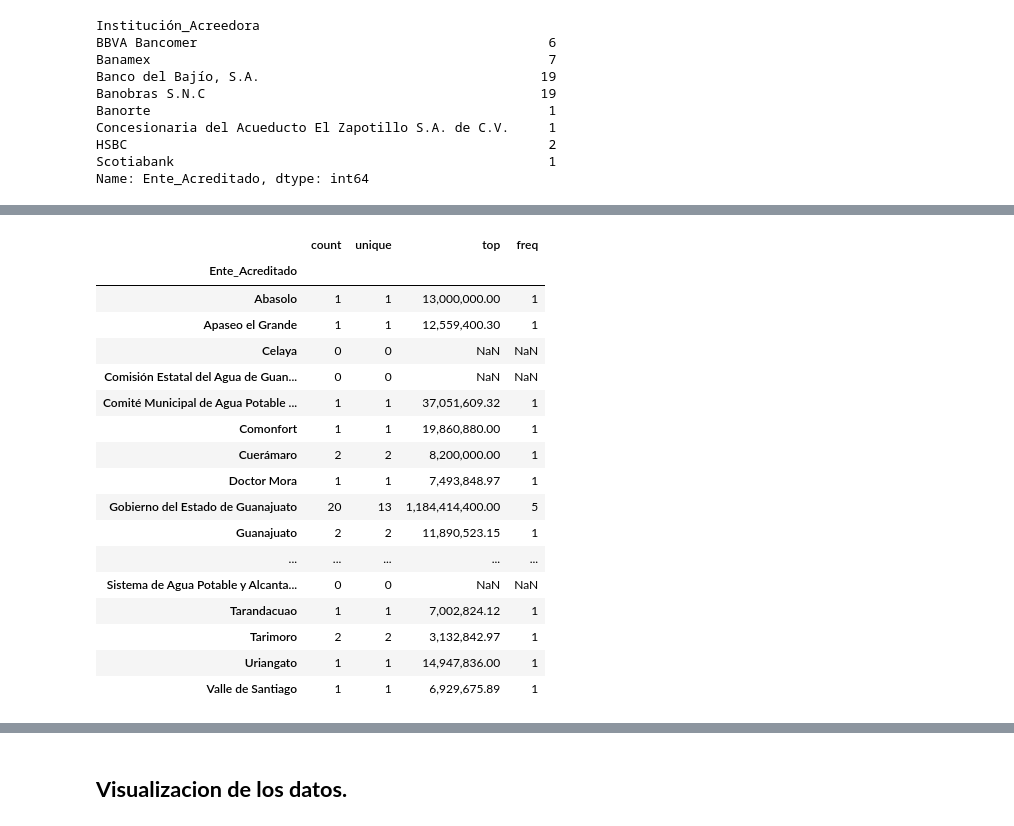
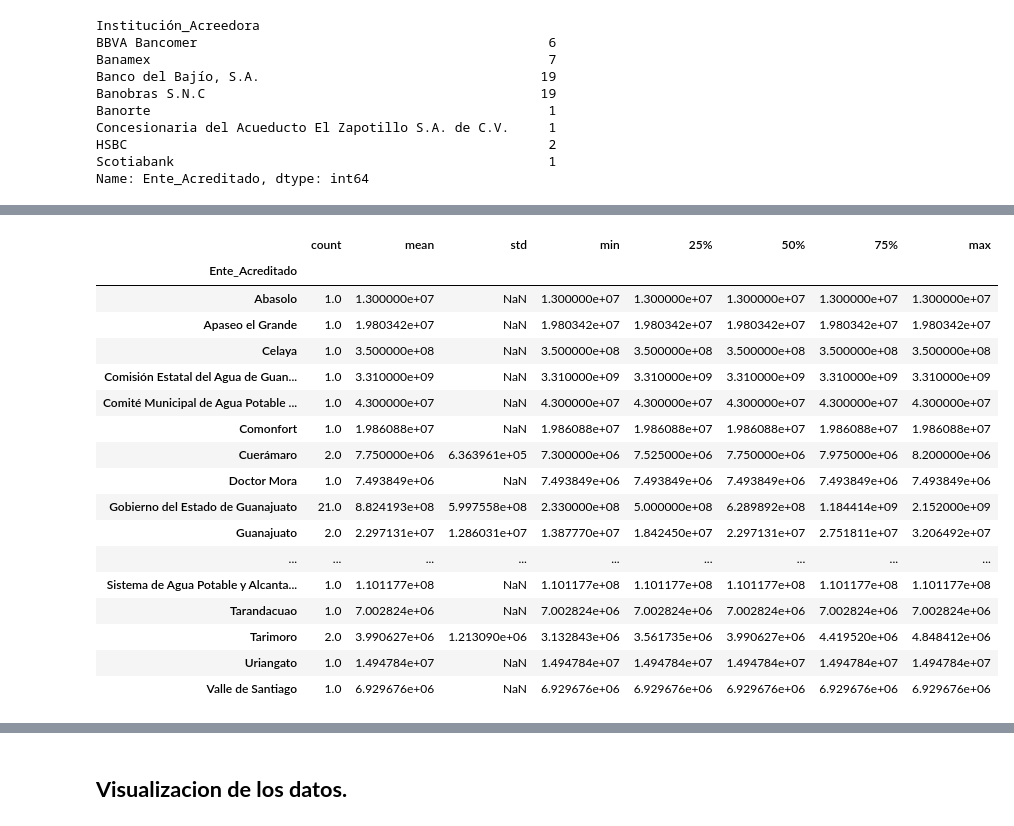
Before and after one commit to Edgar-La/hacking-civico, a Jupyter notebook: proyecto/proyecto-hacking-civico.ipynb, the cells around one changed output, grey strips where cells are left out. Saved outputs shown, nothing was run; the diff lists cells and outputs as text; code cells hidden in the pictures.

```diff
--- a/proyecto/proyecto-hacking-civico.ipynb
+++ b/proyecto/proyecto-hacking-civico.ipynb
@@ -115,0 +40,24 @@ dtype: object
+# %%
+# Limpieza del nombre de las columnas, remover espacios y '.'
+Datos.columns = Datos.columns.str.replace(' ', '_')
+Datos.columns = Datos.columns.str.replace('.', '')
+
+#Limpieza de lo que contienen ciertas columnas, como '$', ',', y también pasamos los NaN -> 0 con fillna(0) indicando la columna
+for t in Datos.Monto_original_contratado_en_pesos:
+    Datos.Monto_original_contratado_en_pesos = Datos.Monto_original_contratado_en_pesos.str.replace('$', '')
+    Datos.Monto_original_contratado_en_pesos = Datos.Monto_original_contratado_en_pesos.str.replace(',', '')
+Datos['Monto_original_contratado_en_pesos'] = Datos['Monto_original_contratado_en_pesos'].fillna(0)                         ### Nuevo comando  ###
+
+for t in Datos.Monto_dispuesto_en_pesos:
+    Datos.Monto_dispuesto_en_pesos = Datos.Monto_dispuesto_en_pesos.str.replace('$', '')
+    Datos.Monto_dispuesto_en_pesos = Datos.Monto_dispuesto_en_pesos.str.replace(',', '')
+    #Datos.Monto_dispuesto_en_pesos = Datos.Monto_dispuesto_en_pesos.str.replace('NaN', '0')
+    Datos.Monto_dispuesto_en_pesos = Datos.Monto_dispuesto_en_pesos.str.replace('Total', '0')
+Datos['Monto_dispuesto_en_pesos'] = Datos['Monto_dispuesto_en_pesos'].fillna(0)
+
+for t in Datos.Saldo_en_pesos	:
+    Datos.Saldo_en_pesos = Datos.Saldo_en_pesos.str.replace('$', '')
+    Datos.Saldo_en_pesos = Datos.Saldo_en_pesos.str.replace(',', '')
+Datos['Saldo_en_pesos'] = Datos['Saldo_en_pesos'].fillna(0)
+
+Datos.head()   #Muestra cabecera
@@ -115,0 +93,7 @@ dtype: object
+# %%
+#Convertimos las columnas que nos interesan a numeric con pd.to_numeric()
+Datos['Monto_original_contratado_en_pesos'] = pd.to_numeric(Datos['Monto_original_contratado_en_pesos'])
+Datos['Monto_dispuesto_en_pesos'] = pd.to_numeric(Datos['Monto_dispuesto_en_pesos'])
+Datos['Saldo_en_pesos'] = pd.to_numeric(Datos['Saldo_en_pesos'])
+
+Datos.dtypes
@@ -151,24 +153,24 @@ Name: Monto_dispuesto_en_pesos, dtype: int64
 # %%
-Datos_L = Datos.groupby('Ente_Acreditado').Monto_dispuesto_en_pesos.describe();
+Datos_L = Datos.groupby('Ente_Acreditado').Monto_original_contratado_en_pesos.describe();
 #Datos_L = Datos_L.convert_dtypes;
 Datos_L
 # %% [output]
-|  | count | unique | top | freq |
-| Ente_Acreditado |  |  |  |  |
-| Abasolo | 1 | 1 | 13,000,000.00 | 1 |
-| Apaseo el Grande | 1 | 1 | 12,559,400.30 | 1 |
-| Celaya | 0 | 0 | NaN | NaN |
-| Comisión Estatal del Agua de Guan... | 0 | 0 | NaN | NaN |
-| Comité Municipal de Agua Potable ... | 1 | 1 | 37,051,609.32 | 1 |
-| Comonfort | 1 | 1 | 19,860,880.00 | 1 |
-| Cuerámaro | 2 | 2 | 8,200,000.00 | 1 |
-| Doctor Mora | 1 | 1 | 7,493,848.97 | 1 |
-| Gobierno del Estado de Guanajuato | 20 | 13 | 1,184,414,400.00 | 5 |
-| Guanajuato | 2 | 2 | 11,890,523.15 | 1 |
-| ... | ... | ... | ... | ... |
-| Sistema de Agua Potable y Alcanta... | 0 | 0 | NaN | NaN |
-| Tarandacuao | 1 | 1 | 7,002,824.12 | 1 |
-| Tarimoro | 2 | 2 | 3,132,842.97 | 1 |
-| Uriangato | 1 | 1 | 14,947,836.00 | 1 |
-| Valle de Santiago | 1 | 1 | 6,929,675.89 | 1 |
+|  | count | mean | std | min | 25% | 50% | 75% | max |
+| Ente_Acreditado |  |  |  |  |  |  |  |  |
+| Abasolo | 1.0 | 1.300000e+07 | NaN | 1.300000e+07 | 1.300000e+07 | 1.300000e+07 | 1.300000e+07 | 1.300000e+07 |
+| Apaseo el Grande | 1.0 | 1.980342e+07 | NaN | 1.980342e+07 | 1.980342e+07 | 1.980342e+07 | 1.980342e+07 | 1.980342e+07 |
+| Celaya | 1.0 | 3.500000e+08 | NaN | 3.500000e+08 | 3.500000e+08 | 3.500000e+08 | 3.500000e+08 | 3.500000e+08 |
+| Comisión Estatal del Agua de Guan... | 1.0 | 3.310000e+09 | NaN | 3.310000e+09 | 3.310000e+09 | 3.310000e+09 | 3.310000e+09 | 3.310000e+09 |
+| Comité Municipal de Agua Potable ... | 1.0 | 4.300000e+07 | NaN | 4.300000e+07 | 4.300000e+07 | 4.300000e+07 | 4.300000e+07 | 4.300000e+07 |
+| Comonfort | 1.0 | 1.986088e+07 | NaN | 1.986088e+07 | 1.986088e+07 | 1.986088e+07 | 1.986088e+07 | 1.986088e+07 |
+| Cuerámaro | 2.0 | 7.750000e+06 | 6.363961e+05 | 7.300000e+06 | 7.525000e+06 | 7.750000e+06 | 7.975000e+06 | 8.200000e+06 |
+| Doctor Mora | 1.0 | 7.493849e+06 | NaN | 7.493849e+06 | 7.493849e+06 | 7.493849e+06 | 7.493849e+06 | 7.493849e+06 |
+| Gobierno del Estado de Guanajuato | 21.0 | 8.824193e+08 | 5.997558e+08 | 2.330000e+08 | 5.000000e+08 | 6.289892e+08 | 1.184414e+09 | 2.152000e+09 |
+| Guanajuato | 2.0 | 2.297131e+07 | 1.286031e+07 | 1.387770e+07 | 1.842450e+07 | 2.297131e+07 | 2.751811e+07 | 3.206492e+07 |
+| ... | ... | ... | ... | ... | ... | ... | ... | ... |
+| Sistema de Agua Potable y Alcanta... | 1.0 | 1.101177e+08 | NaN | 1.101177e+08 | 1.101177e+08 | 1.101177e+08 | 1.101177e+08 | 1.101177e+08 |
+| Tarandacuao | 1.0 | 7.002824e+06 | NaN | 7.002824e+06 | 7.002824e+06 | 7.002824e+06 | 7.002824e+06 | 7.002824e+06 |
+| Tarimoro | 2.0 | 3.990627e+06 | 1.213090e+06 | 3.132843e+06 | 3.561735e+06 | 3.990627e+06 | 4.419520e+06 | 4.848412e+06 |
+| Uriangato | 1.0 | 1.494784e+07 | NaN | 1.494784e+07 | 1.494784e+07 | 1.494784e+07 | 1.494784e+07 | 1.494784e+07 |
+| Valle de Santiago | 1.0 | 6.929676e+06 | NaN | 6.929676e+06 | 6.929676e+06 | 6.929676e+06 | 6.929676e+06 | 6.929676e+06 |
 # %%
```
Also changed, not shown: parts of 9 cells of this notebook.
